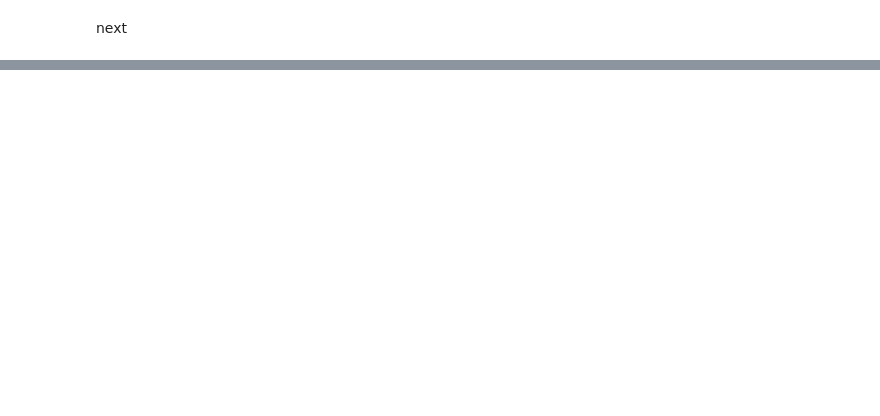
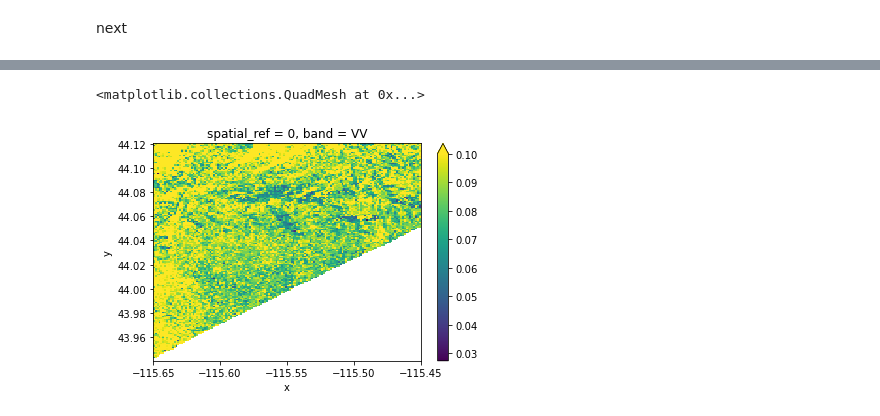
Before and after one commit to ZachHoppinen/uavsar-validation, a Jupyter notebook: src/play/modeling.ipynb, the cells around one changed output, grey strips where cells are left out. Cells and saved outputs as stored; diff of their text form; code cells hidden in the pictures; blank space fills up the shorter version.

```diff
--- a/src/play/modeling.ipynb
+++ b/src/play/modeling.ipynb
@@ -400,0 +332,9 @@ plt.savefig('/bsuhome/zacharykeskinen/uavsar-validation/figures/model/rmse_param
+# %%
+x1 = -115.65
+x2 = -115.45
+y1 = 43.94
+y2 = 44.12
+rmse.sel(x = slice(x1, x2), y = slice(y1, y2)).plot(vmax = 0.1)
+# %% [output]
+<matplotlib.collections.QuadMesh at 0x...>
+[figure, added]
```
Also changed, not shown: parts of 6 cells of this notebook, 16 other files.
